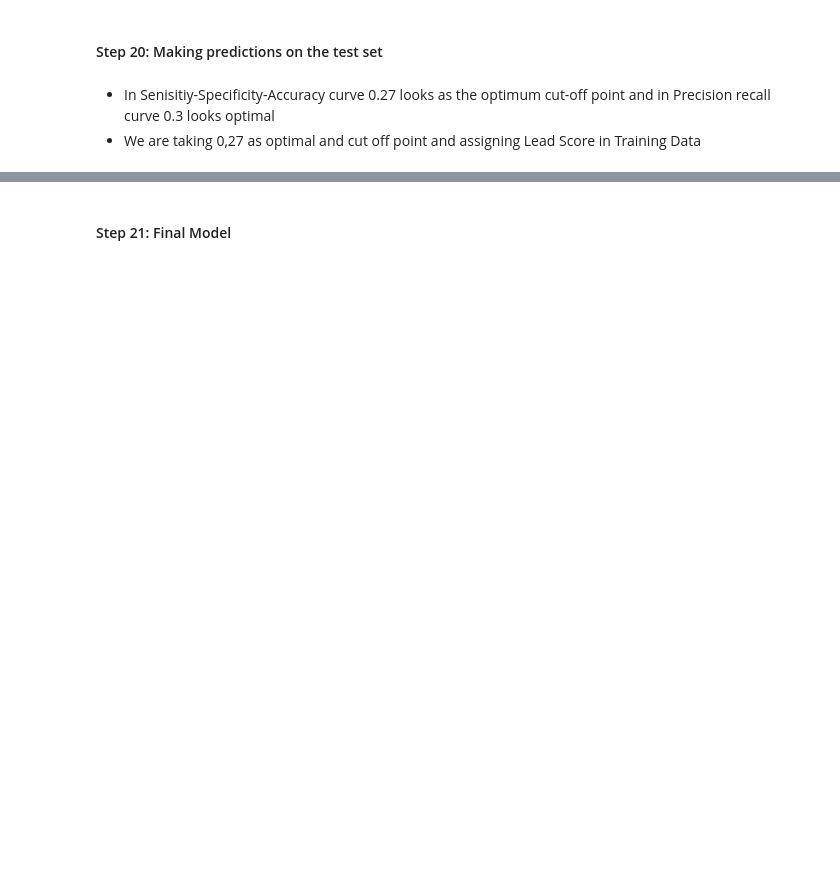
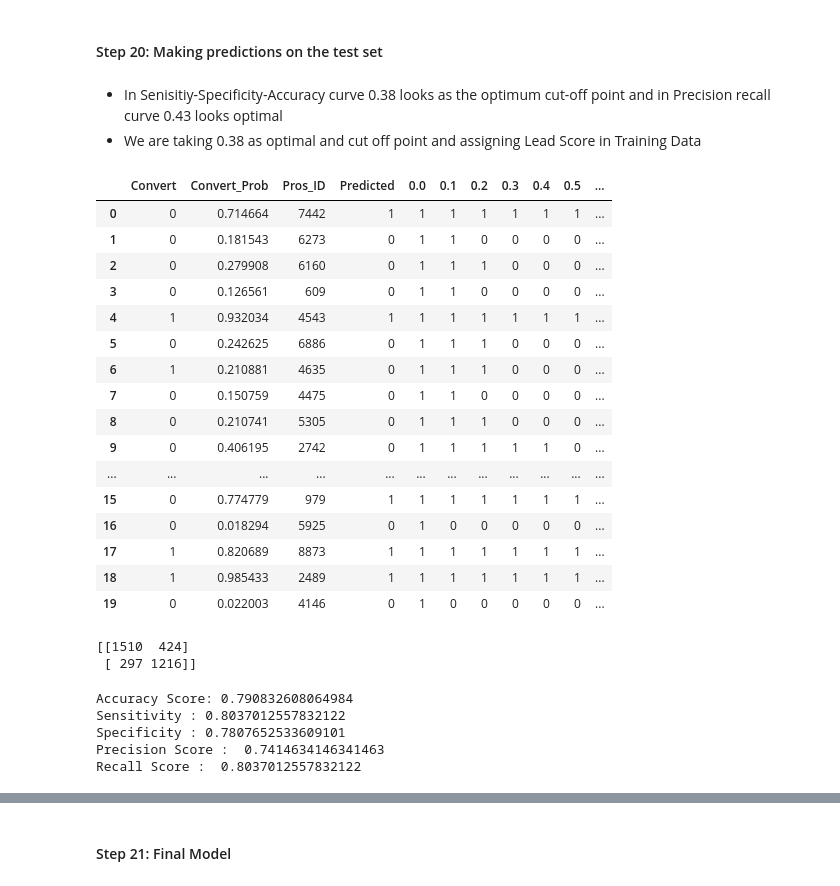
Before and after one commit to ebkrishna/Lead_Scoring_Case_Study_BBS_DSC52, a Jupyter notebook: Lead Scoring Case Study - Biji-Bappi-Sanatanu DS C52-with 30% above missing dropped.ipynb, the cells around one changed output, grey strips where cells are left out. Drawn from its saved outputs; the diff is of its cells as text; code cells hidden in the pictures; blank space fills up the shorter version.

```diff
--- a/Lead Scoring Case Study - Biji-Bappi-Sanatanu DS C52-with 30% above missing dropped.ipynb
+++ b/Lead Scoring Case Study - Biji-Bappi-Sanatanu DS C52-with 30% above missing dropped.ipynb
@@ -843,9 +1002,0 @@ res.summary()
-# %%
-y_train_pred = res.predict(X_train_sm).values.reshape(-1)
-
-y_train_pred_final['Convert_Prob']= y_train_pred
-
-#### Creating new column 'Predicted' with 1 if Convert_prob > 0.5 else 0
-
-y_train_pred_final['Predicted']= y_train_pred_final.Convert_Prob.map(lambda x:1 if x>0.5 else 0)
-y_train_pred_final.head()
@@ -961,4 +1122,4 @@ plt.show()
 # %%
-y_train_pred_final['final_predicted'] = y_train_pred_final.Convert_Prob.map( lambda x: 1 if x > 0.27 else 0)
+y_train_pred_final['Final_Predicted'] = y_train_pred_final.Convert_Prob.map( lambda x: 1 if x > 0.38 else 0)
 
 y_train_pred_final.head()
@@ -973,17 +1143,38 @@ plt.title("Precision-Recall Trade Off")
 # %% [markdown]
 #### Step 20: Making predictions on the test set
 # %% [markdown]
-- In Senisitiy-Specificity-Accuracy curve 0.27 looks as the optimum cut-off point and in Precision recall curve 0.3 looks optimal
-- We are taking 0,27 as optimal and cut off point and assigning Lead Score in Training Data
+- In Senisitiy-Specificity-Accuracy curve 0.38 looks as the optimum cut-off point and in Precision recall curve 0.43 looks optimal
+- We are taking 0.38 as optimal and cut off point and assigning Lead Score in Training Data
 # %%
-y_train_pred_final = y_train_pred_final.iloc[:,:3]
-y_train_pred_final['Convert_Predicted'] = y_train_pred_final.Convert_Prob.map( lambda x: 1 if x > 0.27 else 0)
+# y_train_pred_final = y_train_pred_final.iloc[:,:3]
+# y_train_pred_final['Convert_Predicted'] = y_train_pred_final.Convert_Prob.map( lambda x: 1 if x > 0.38 else 0)
 
 y_train_pred_final['Lead_Score'] = y_train_pred_final.Convert_Prob.map(lambda x: round(x*100))
 y_train_pred_final.head(20)
+# %% [output]
+|  | Convert | Convert_Prob | Pros_ID | Predicted | 0.0 | 0.1 | 0.2 | 0.3 | 0.4 | 0.5 | ... |
+| 0 | 0 | 0.714664 | 7442 | 1 | 1 | 1 | 1 | 1 | 1 | 1 | ... |
+| 1 | 0 | 0.181543 | 6273 | 0 | 1 | 1 | 0 | 0 | 0 | 0 | ... |
+| 2 | 0 | 0.279908 | 6160 | 0 | 1 | 1 | 1 | 0 | 0 | 0 | ... |
+| 3 | 0 | 0.126561 | 609 | 0 | 1 | 1 | 0 | 0 | 0 | 0 | ... |
+| 4 | 1 | 0.932034 | 4543 | 1 | 1 | 1 | 1 | 1 | 1 | 1 | ... |
+| 5 | 0 | 0.242625 | 6886 | 0 | 1 | 1 | 1 | 0 | 0 | 0 | ... |
+| 6 | 1 | 0.210881 | 4635 | 0 | 1 | 1 | 1 | 0 | 0 | 0 | ... |
+| 7 | 0 | 0.150759 | 4475 | 0 | 1 | 1 | 0 | 0 | 0 | 0 | ... |
+| 8 | 0 | 0.210741 | 5305 | 0 | 1 | 1 | 1 | 0 | 0 | 0 | ... |
+| 9 | 0 | 0.406195 | 2742 | 0 | 1 | 1 | 1 | 1 | 1 | 0 | ... |
+| ... | ... | ... | ... | ... | ... | ... | ... | ... | ... | ... | ... |
+| 15 | 0 | 0.774779 | 979 | 1 | 1 | 1 | 1 | 1 | 1 | 1 | ... |
+| 16 | 0 | 0.018294 | 5925 | 0 | 1 | 0 | 0 | 0 | 0 | 0 | ... |
+| 17 | 1 | 0.820689 | 8873 | 1 | 1 | 1 | 1 | 1 | 1 | 1 | ... |
+| 18 | 1 | 0.985433 | 2489 | 1 | 1 | 1 | 1 | 1 | 1 | 1 | ... |
+| 19 | 0 | 0.022003 | 4146 | 0 | 1 | 0 | 0 | 0 | 0 | 0 | ... |
 # %%
-confusion = metrics.confusion_matrix(y_train_pred_final.Convert, y_train_pred_final.Convert_Predicted )
+confusion = metrics.confusion_matrix(y_train_pred_final.Convert, y_train_pred_final.Final_Predicted )
 print(confusion)
+# %% [output]
+[[1510  424]
+ [ 297 1216]]
 # %%
 
 TP = confusion[1,1] # true positive
@@ -991,12 +1182,14 @@ TN = confusion[0,0] # true negatives
 FP = confusion[0,1] # false positives
 FN = confusion[1,0] # false negatives
 
-print("Accuracy Score:" , metrics.accuracy_score(y_train_pred_final.Convert, y_train_pred_final.Convert_Predicted))
-# Let's see the sensitivity of our logistic regression model
+print("Accuracy Score:" , metrics.accuracy_score(y_train_pred_final.Convert, y_train_pred_final.Final_Predicted))
 print("Sensitivity :",TP / float(TP+FN))
-# Calculate the specificity
 print("Specificity :",TN / float(TN+FP))
-#Precision Score
-print("Precision Score : ", precision_score(y_train_pred_final.Convert, y_train_pred_final.Convert_Predicted))
-#Recall Score
-print("Recall Score : ", recall_score(y_train_pred_final.Convert, y_train_pred_final.Convert_Predicted))
+print("Precision Score : ", precision_score(y_train_pred_final.Convert, y_train_pred_final.Final_Predicted))
+print("Recall Score : ", recall_score(y_train_pred_final.Convert, y_train_pred_final.Final_Predicted))
+# %% [output]
+Accuracy Score: 0.790832608064984
+Sensitivity : 0.8037012557832122
+Specificity : 0.7807652533609101
+Precision Score :  0.7414634146341463
+Recall Score :  0.8037012557832122
```
Also changed, not shown: parts of 70 cells of this notebook.
